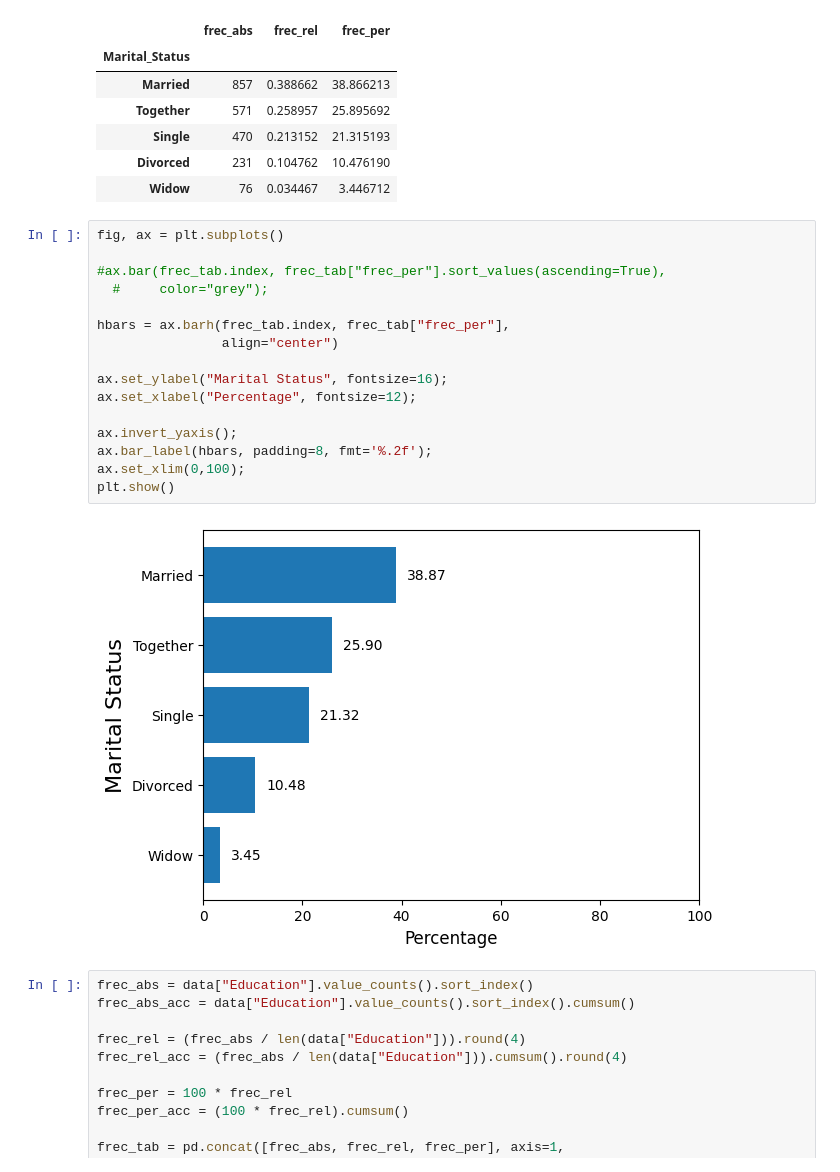
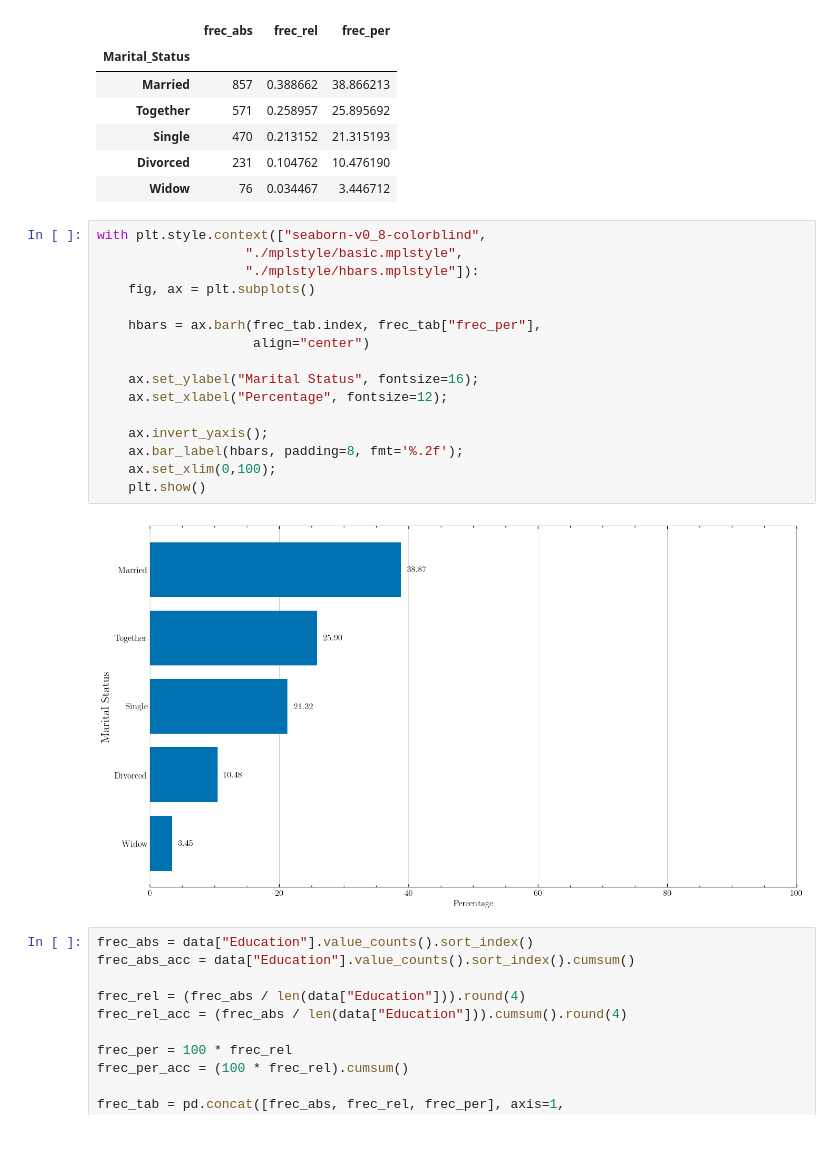
Before and after one commit to almanzanas/ifoodDataAnalystTest, a Jupyter notebook: notebooks/02_descriptive.ipynb, the cells around one changed output. Drawn from its saved outputs; the diff is of its cells as text; blank space fills up the shorter version.

Commit message:
mplstyle files and graphs Creating style files for matplotlib for scatter and lines, h-bars and v-bars Also, optimizing visualizations

```diff
--- a/notebooks/02_descriptive.ipynb
+++ b/notebooks/02_descriptive.ipynb
@@ -90,23 +95,23 @@ frec_tab
 | Divorced | 231 | 0.104762 | 10.476190 |
 | Widow | 76 | 0.034467 | 3.446712 |
 # %%
-fig, ax = plt.subplots()
+with plt.style.context(["seaborn-v0_8-colorblind",
+                   "./mplstyle/basic.mplstyle",
+                   "./mplstyle/hbars.mplstyle"]):
+    fig, ax = plt.subplots()
 
-#ax.bar(frec_tab.index, frec_tab["frec_per"].sort_values(ascending=True),
-  #     color="grey");
+    hbars = ax.barh(frec_tab.index, frec_tab["frec_per"],
+                    align="center")
 
-hbars = ax.barh(frec_tab.index, frec_tab["frec_per"],
-                align="center")
+    ax.set_ylabel("Marital Status", fontsize=16);
+    ax.set_xlabel("Percentage", fontsize=12);
 
-ax.set_ylabel("Marital Status", fontsize=16);
-ax.set_xlabel("Percentage", fontsize=12);
-
-ax.invert_yaxis();
-ax.bar_label(hbars, padding=8, fmt='%.2f');
-ax.set_xlim(0,100);
-plt.show()
+    ax.invert_yaxis();
+    ax.bar_label(hbars, padding=8, fmt='%.2f');
+    ax.set_xlim(0,100);
+    plt.show()
 # %% [output]
-[figure, old version]
+[figure, new version]
 # %%
 frec_abs = data["Education"].value_counts().sort_index()
 frec_abs_acc = data["Education"].value_counts().sort_index().cumsum()
```
Also changed, not shown: parts of 7 cells of this notebook, 5 other files.
